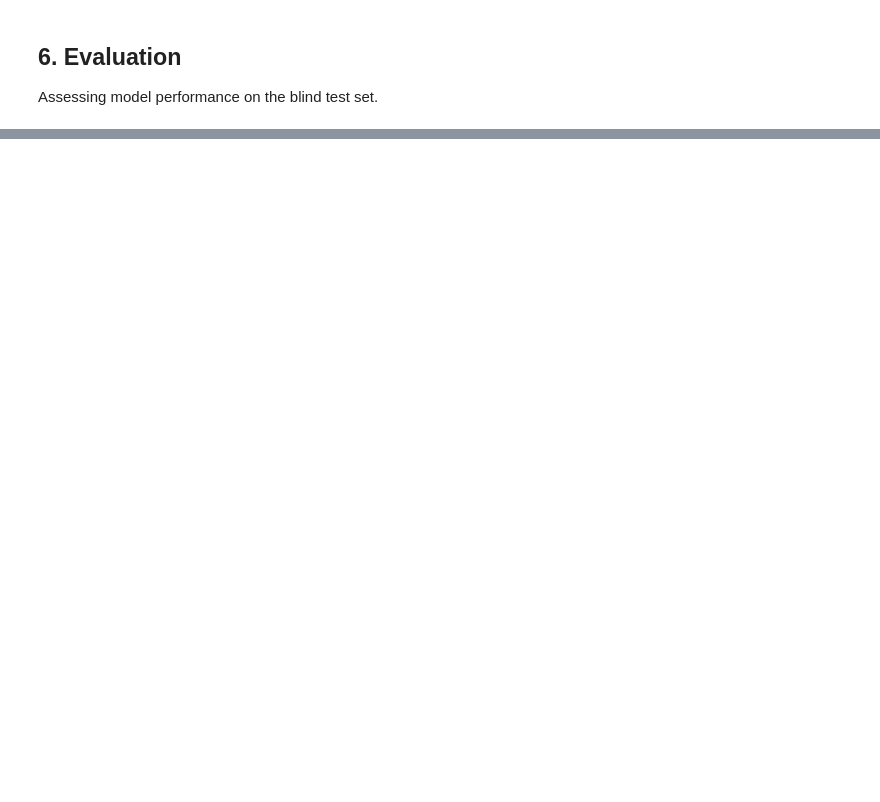
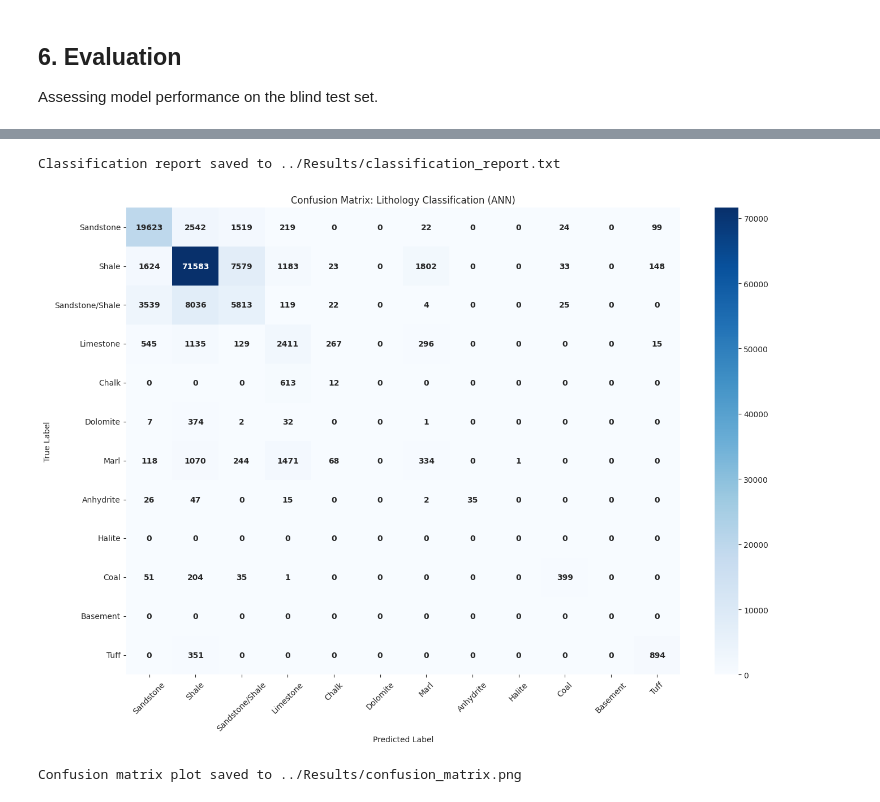
Before and after one commit to Husayn01/MIT-ET-Capstone-Project, a Jupyter notebook: Notebooks/02_ANN_Model.ipynb, the cells around one changed output, grey strips where cells are left out. Saved outputs shown, nothing was run; the diff lists cells and outputs as text; code cells hidden in the pictures; blank space fills up the shorter version.

Commit message:
updated notebook for result

```diff
--- a/Notebooks/02_ANN_Model.ipynb
+++ b/Notebooks/02_ANN_Model.ipynb
@@ -276,3 +276,26 @@ Sandstone/Shale       0.38      0.32      0.35     17558
        accuracy                           0.74    136786
       macro avg       0.43      0.35      0.37    136786
    weighted avg       0.73      0.74      0.73    136786
+# %%
+import os
+
+# Ensure the Results directory exists
+result_dir = '../Results'
+os.makedirs(result_dir, exist_ok=True)
+
+# Generate the report string
+report_str = classification_report(
+    y_test_data,
+    final_test_labels,
+    labels=all_labels,
+    target_names=target_names_mapped,
+    zero_division=0
+)
+
+# Save to file
+with open(f'{result_dir}/classification_report.txt', 'w') as f:
+    f.write(report_str)
+
+print(f"Classification report saved to {result_dir}/classification_report.txt")
+# %% [output]
+Classification report saved to ../Results/classification_report.txt
@@ -278,0 +305,27 @@ Sandstone/Shale       0.38      0.32      0.35     17558
+# %%
+from sklearn.metrics import confusion_matrix
+
+# Compute confusion matrix
+cm = confusion_matrix(y_test_data, final_test_labels, labels=all_labels)
+
+plt.figure(figsize=(14, 10))
+sns.heatmap(cm, annot=True, fmt='d', cmap='Blues',
+            xticklabels=target_names_mapped,
+            yticklabels=target_names_mapped,
+            annot_kws={"size": 10, "weight": "bold"})
+
+plt.title('Confusion Matrix: Lithology Classification (ANN)')
+plt.ylabel('True Label')
+plt.xlabel('Predicted Label')
+plt.xticks(rotation=45)
+plt.yticks(rotation=0)
+
+# Save figure
+plt.tight_layout()
+plt.savefig(f'{result_dir}/confusion_matrix.png', dpi=300)
+plt.show()
+
+print(f"Confusion matrix plot saved to {result_dir}/confusion_matrix.png")
+# %% [output]
+[figure, added]
+Confusion matrix plot saved to ../Results/confusion_matrix.png
```
Also changed, not shown: parts of 5 cells of this notebook.
